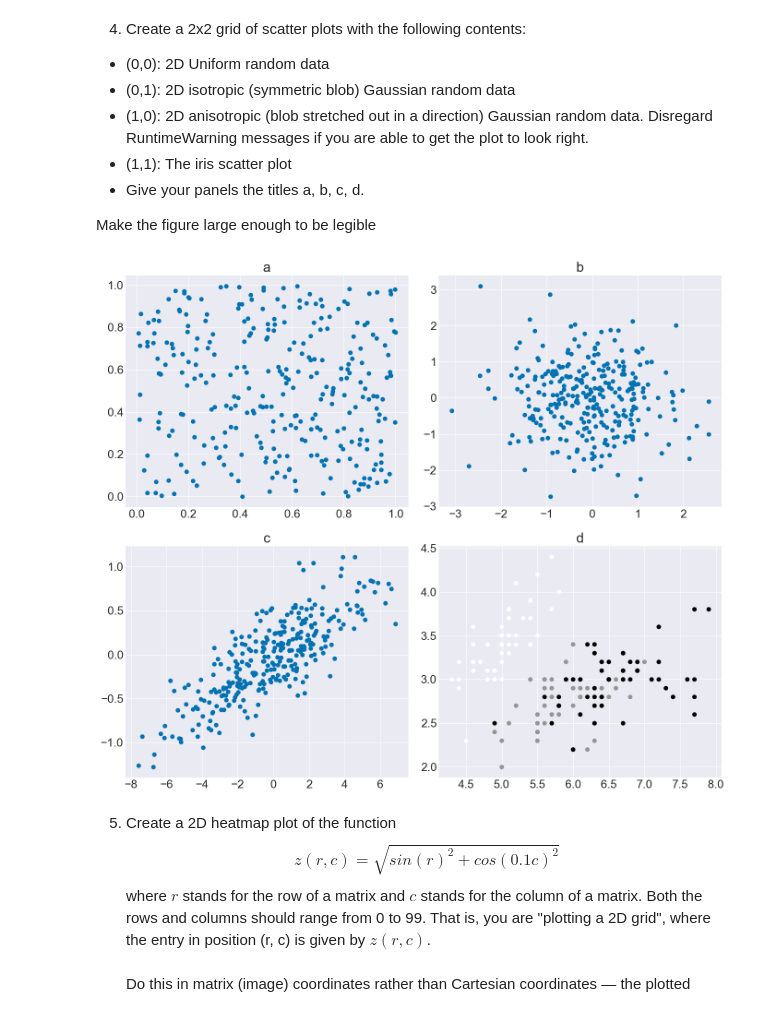
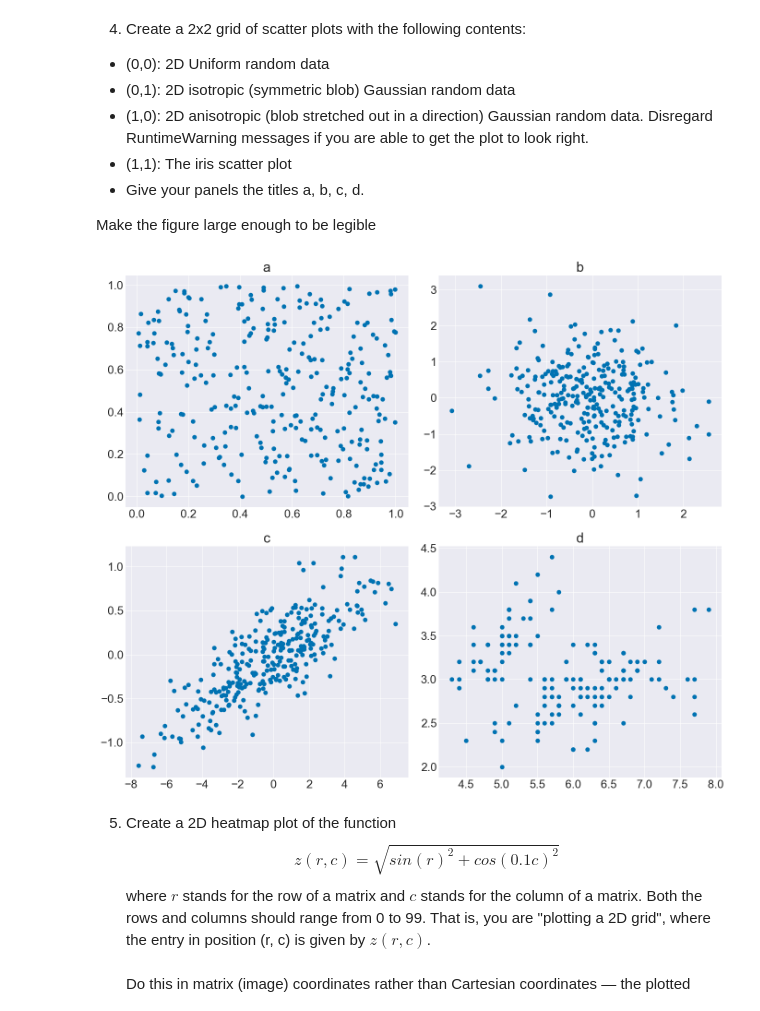
Before and after one commit to djluci/NeuralNetworks, a Jupyter notebook: Project0_ScientificPython/sci_python.ipynb, the cells around one changed output. Cells and saved outputs as stored; diff of their text form; code cells hidden in the pictures.

```diff
--- a/Project0_ScientificPython/sci_python.ipynb
+++ b/Project0_ScientificPython/sci_python.ipynb
@@ -573,18 +597,14 @@ The url for the data is: https://archive.ics.uci.edu/ml/machine-learning-databas
 Note that the above file does not include any headers and is in CSV format.
 # %%
 # YOUR CODE HERE
-
 url = "https://archive.ics.uci.edu/ml/machine-learning-databases/iris/iris.data"
-
-iris = pd.read_csv(url, header=None)
-iris = iris.dropna()
-
-species_codes = iris[4].astype('category').cat.codes.astype(float)
-
+df = pd.read_csv(url, header=None)
+df = df.dropna()
+species_code = df[4].astype('category').cat.codes.astype('float')
 df = pd.DataFrame({
-    "feat1": iris[0].astype(float),
-    "feat2": iris[1].astype(float),
-    "class": species_codes
+    "feat1": df[0].astype(float),
+    "feat2": df[1].astype(float),
+    "class": species_code
 })
 # %%
 print(f'The first row is\n{df.iloc[0,:].to_numpy()} and should be\n[5.1 3.5 0. ]')
@@ -639,40 +657,39 @@ plt.show()
 Make the figure large enough to be legible
 # %%
 # YOUR CODE HERE
+rng_u = np.random.default_rng(0)
+u2 = rng_u.uniform(0, 1, size=(300, 2))
 
-rng_u = np.random.default_rng(0)
-u2 = rng_u.uniform(0,1, size=(300,2))
-
-rng_g1= np.random.default_rng(1)
-g_iso=rng_g1.normal(0,1, size=(300,2))
+rng_g1 = np.random.default_rng(1)
+g_iso = rng_g1.normal(0, 1, size=(300, 2))
 
 rng_g2 = np.random.default_rng(2)
-g_raw = rng_g2.normal(0, 1, size=(300, 2))
+g_raw = rng_g2.normal(0, 1, size=(300,2))
 A = np.array([[2.5, 1.2],
-              [0.2, 0.4]])
+             [0.2, 0.4]])
 g_aniso = g_raw @ A.T
 
-X = df[["feat1", "feat2"]].to_numpy()
+x = df[["feat1", "feat2"]].to_numpy()
 y = df["class"].to_numpy()
 
-fig, axs = plt.subplots(2, 2, figsize=(14, 12))
+fig, axis = plt.subplots(2, 2, figsize=(14, 12))
 
-axs[0, 0].scatter(u2[:, 0], u2[:, 1])
-axs[0, 0].set_title('a')
+axis[0, 0].scatter(u2[:, 0], u2[:, 1])
+axis[0, 0].set_title('a')
 
-axs[0, 1].scatter(g_iso[:, 0], g_iso[:, 1])
-axs[0, 1].set_title('b')
+axis[0, 1].scatter(g_iso[:, 0], g_iso[:, 1])
+axis[0, 1].set_title('b')
 
-axs[1, 0].scatter(g_aniso[:, 0], g_aniso[:, 1])
-axs[1, 0].set_title('c')
+axis[1, 0].scatter(g_aniso[:, 0], g_aniso[:, 1])
+axis[1, 0].set_title('c')
 
-axs[1, 1].scatter(X[:, 0], X[:, 1], c=y)
-axs[1, 1].set_title('d')
+axis[1, 1].scatter(x[:, 0], x[:, 1])
+axis[1, 1].set_title('d')
 
 plt.tight_layout()
 plt.show()
 # %% [output]
-[figure, old version]
+[figure, new version]
 # %% [markdown]
 5. Create a 2D heatmap plot of the function $$z(r, c) = \sqrt{sin(r)^2 + cos(0.1c)^2}$$ where $r$ stands for the row of a matrix and $c$ stands for the column of a matrix. Both the rows and columns should range from 0 to 99. That is, you are "plotting a 2D grid", where the entry in position (r, c) is given by $z(r, c)$.<br/><br/>Do this in matrix (image) coordinates rather than Cartesian coordinates — the plotted value corresponding to (0, 0) occupies the TOP-LEFT position of the plot.
 
```
Also changed, not shown: parts of 12 cells of this notebook.
